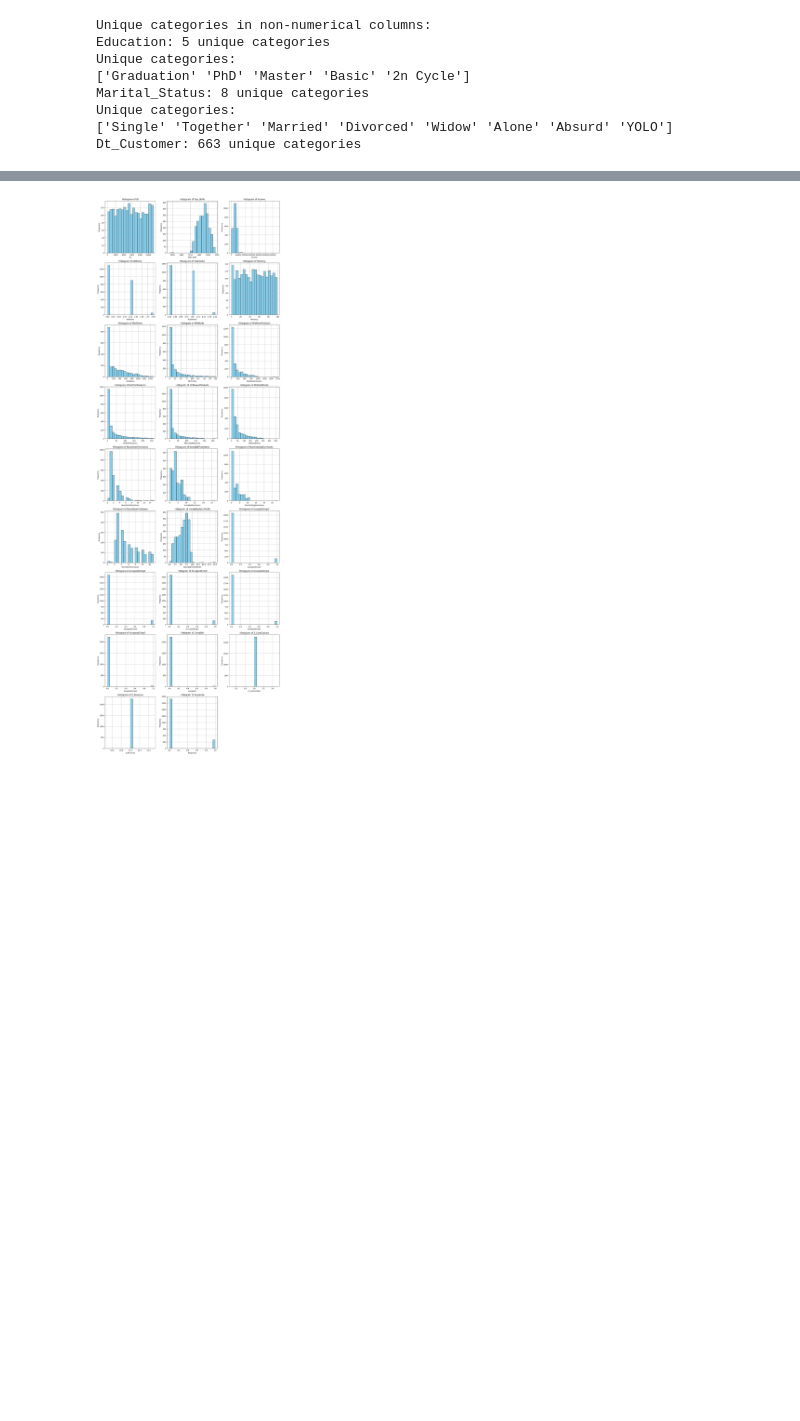
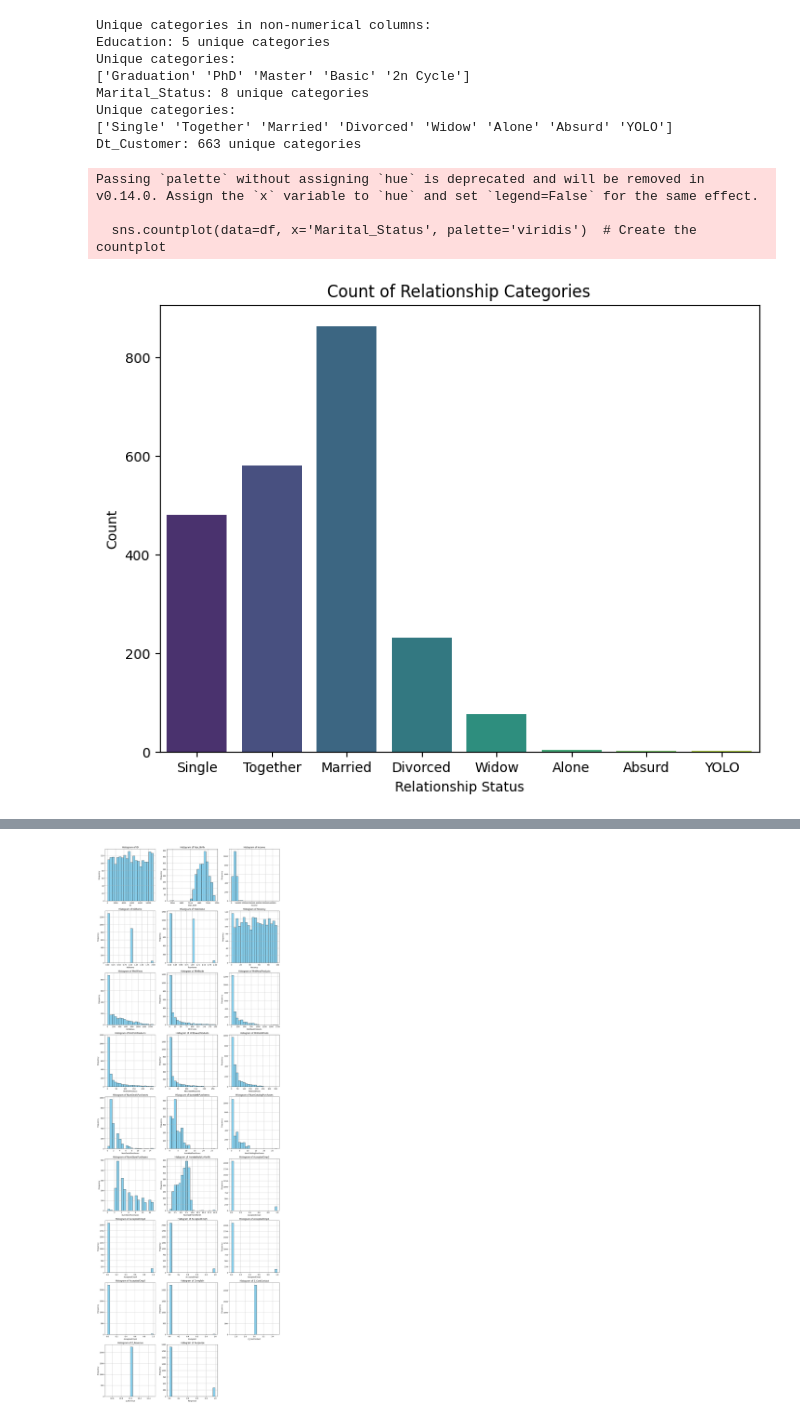
Before and after one commit to COMP3610-Group-H/Customer-Segmentation, a Jupyter notebook: Segmentation.ipynb, the cells around one changed output, grey strips where cells are left out. Saved outputs shown, nothing was run; the diff lists cells and outputs as text; code cells hidden in the pictures; blank space fills up the shorter version.

```diff
--- a/Segmentation.ipynb
+++ b/Segmentation.ipynb
@@ -118,3 +121,17 @@ Marital_Status: 8 unique categories
 Unique categories:
 ['Single' 'Together' 'Married' 'Divorced' 'Widow' 'Alone' 'Absurd' 'YOLO']
 Dt_Customer: 663 unique categories
+# %%
+marital_counts = df['Marital_Status'].value_counts()
+
+plt.figure(figsize=(8, 6))  # Set the figure size
+sns.countplot(data=df, x='Marital_Status', palette='viridis')  # Create the countplot
+plt.title('Count of Relationship Categories')  # Set the title
+plt.xlabel('Relationship Status')  # Set the x-axis label
+plt.ylabel('Count')  # Set the y-axis label
+plt.show()  # Show the plot
+# %% [output]
+Passing `palette` without assigning `hue` is deprecated and will be removed in v0.14.0. Assign the `x` variable to `hue` and set `legend=False` for the same effect.
+
+  sns.countplot(data=df, x='Marital_Status', palette='viridis')  # Create the countplot
+[figure, added]
```
Also changed, not shown: parts of 26 cells of this notebook, 6 other files.
